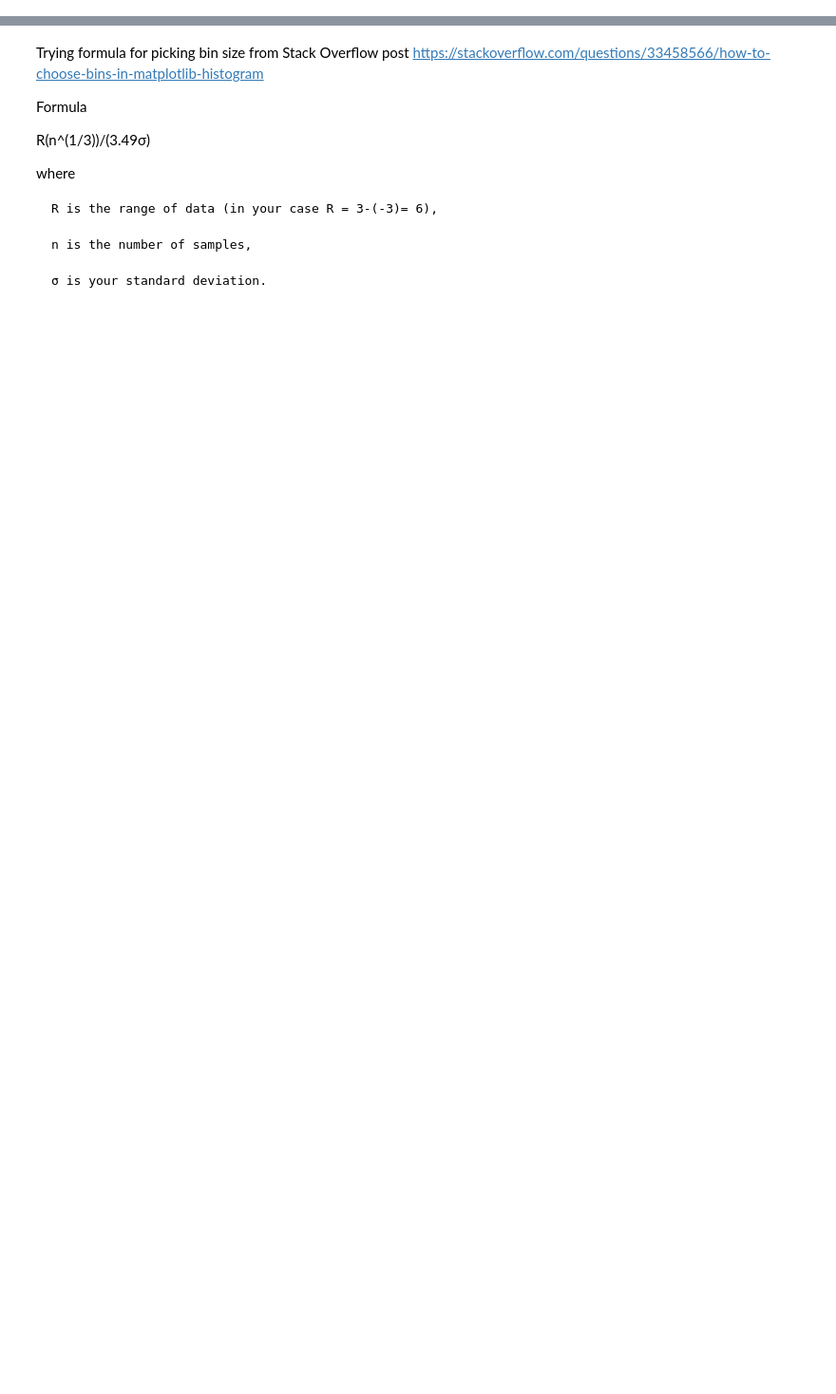
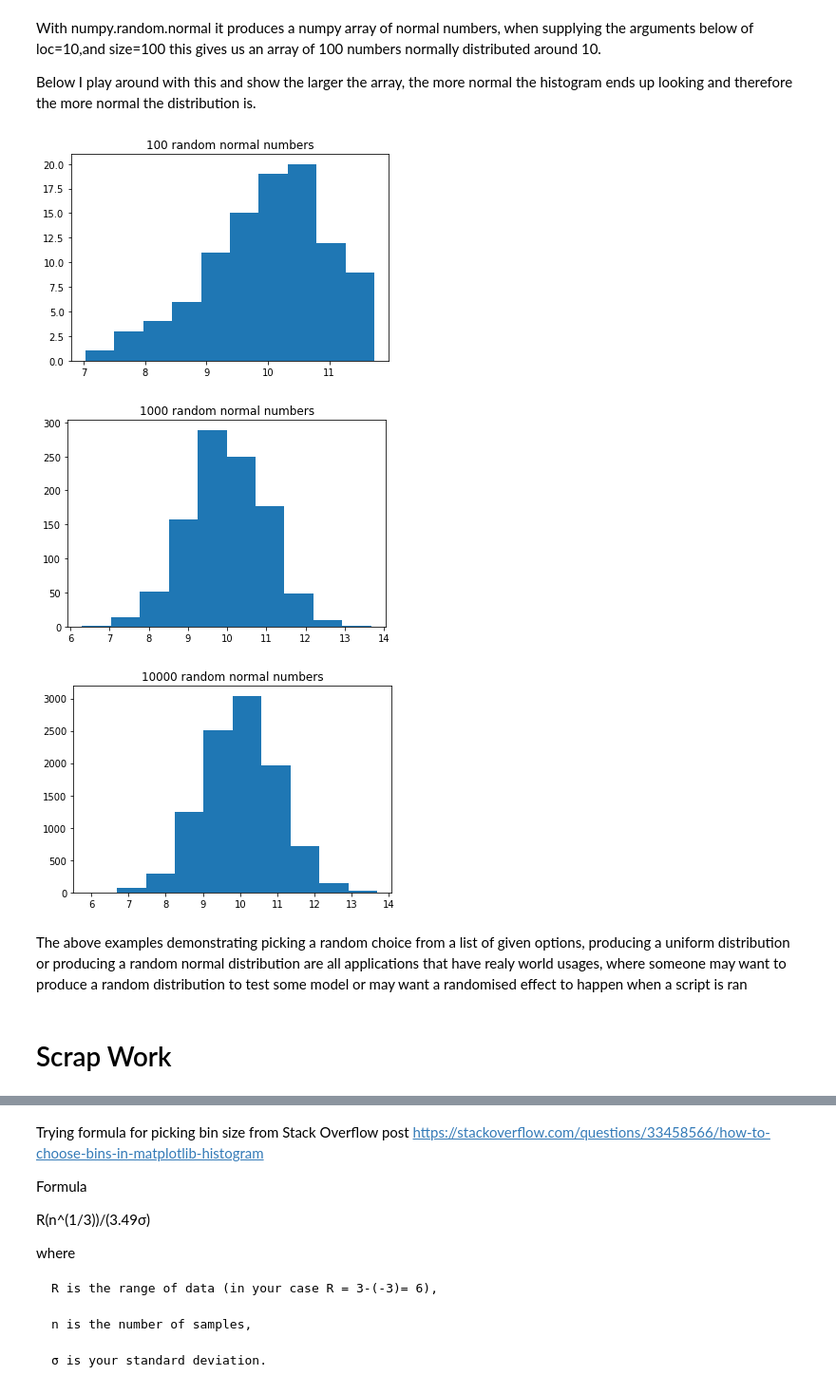
Before and after one commit to itskeithstudent/Programming-for-Data-Analysis-52465-Assignment, a Jupyter notebook: numpy_random.ipynb, the cells around one changed output, grey strips where cells are left out. Shown: that part at 95% size. Saved outputs shown, nothing was run; the diff lists cells and outputs as text; code cells hidden in the pictures; blank space fills up the shorter version.

```diff
--- a/numpy_random.ipynb
+++ b/numpy_random.ipynb
@@ -11,3 +78,29 @@ import matplotlib.pyplot as plt
+# %% [markdown]
+With numpy.random.normal it produces a numpy array of normal numbers, when supplying the arguments below of loc=10,and size=100 this gives us an array of 100 numbers normally distributed around 10.
+
+Below I play around with this and show the larger the array, the more normal the histogram ends up looking and therefore the more normal the distribution is.
+# %%
+# Using matplotlib.pyplot to show histograms showing output from random.uniform with varying size of array
+rand_normal = np.random.normal(loc=10,size=100)
+plt.hist(rand_normal)
+plt.title("100 random normal numbers")
+plt.show()
+rand_normal = np.random.normal(loc=10,size=1000)
+plt.hist(rand_normal)
+plt.title("1000 random normal numbers")
+plt.show()
+rand_normal = np.random.normal(loc=10,size=10000)
+plt.hist(rand_normal)
+plt.title("10000 random normal numbers")
+plt.show()
+# %% [output]
+[figure, added]
+[figure, added]
+[figure, added]
+# %% [markdown]
+The above examples demonstrating picking a random choice from a list of given options, producing a uniform distribution or producing a random normal distribution are all applications that have realy world usages, where someone may want to produce a random distribution to test some model or may want a randomised effect to happen when a script is ran
+# %% [markdown]
+# Scrap Work
 # %%
 random_num = np.random.rand() #simple random number example generated from numpy
 print(random_num)
```
Also changed, not shown: parts of 13 cells of this notebook.
